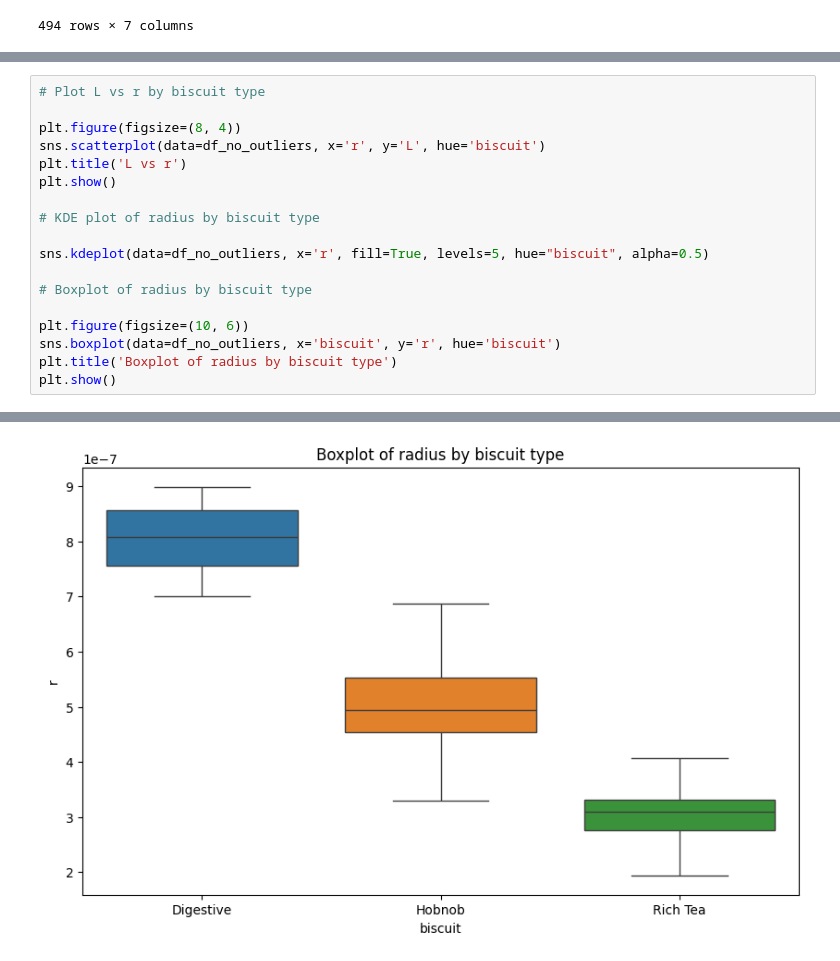
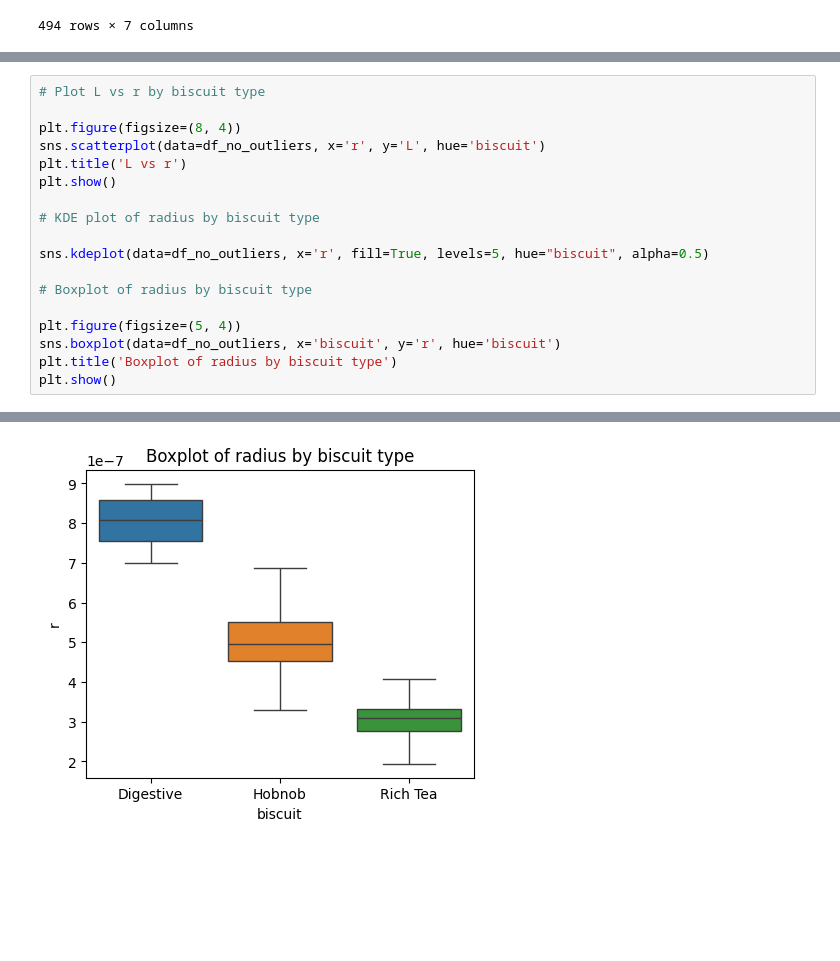
Before and after one commit to kon-218/biscuit_analysis, a Jupyter notebook: code3.ipynb, the cells around one changed output, grey strips where cells are left out. Drawn from its saved outputs; the diff is of its cells as text; blank space fills up the shorter version.

```diff
--- a/code3.ipynb
+++ b/code3.ipynb
@@ -159,22 +149,22 @@ df_no_outliers
 # %%
 # Plot L vs r by biscuit type
 
 plt.figure(figsize=(8, 4))
 sns.scatterplot(data=df_no_outliers, x='r', y='L', hue='biscuit')
 plt.title('L vs r')
 plt.show()
 
 # KDE plot of radius by biscuit type
 
 sns.kdeplot(data=df_no_outliers, x='r', fill=True, levels=5, hue="biscuit", alpha=0.5)
 
 # Boxplot of radius by biscuit type
 
-plt.figure(figsize=(10, 6))
+plt.figure(figsize=(5, 4))
 sns.boxplot(data=df_no_outliers, x='biscuit', y='r', hue='biscuit')
 plt.title('Boxplot of radius by biscuit type')
 plt.show()
 # %% [output]
 [figure]
 [figure]
-[figure, old version]
+[figure, new version]
```
Also changed, not shown: parts of 9 cells of this notebook.
